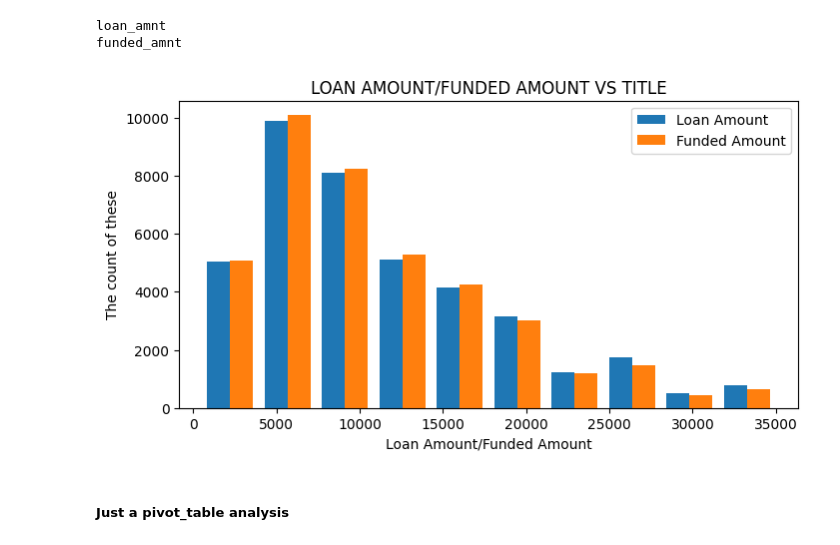
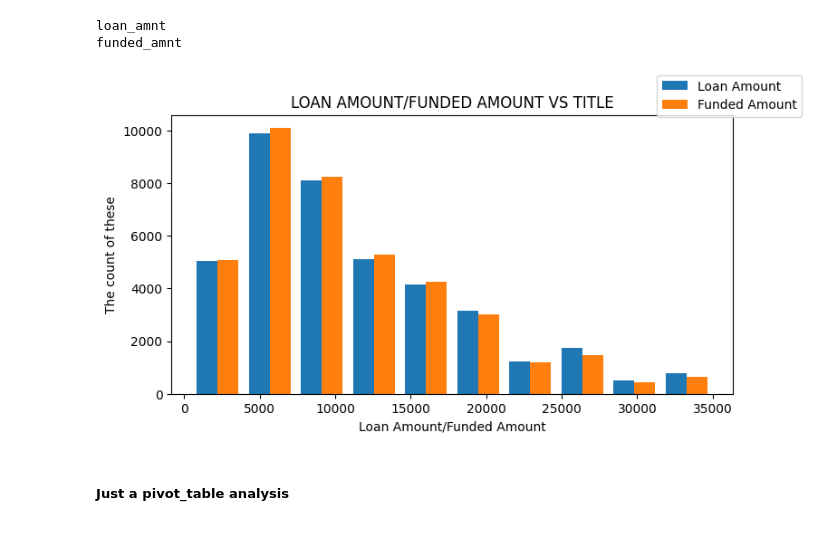
Before and after one commit to richwej/eda_projects, a Jupyter notebook: EDA - Lending Club.ipynb, the cells around one changed output. Saved outputs shown, nothing was run; the diff lists cells and outputs as text; code cells hidden in the pictures.

Commit message:
changed from plt.show() to fig.show()

```diff
--- a/EDA - Lending Club.ipynb
+++ b/EDA - Lending Club.ipynb
@@ -366,13 +366,13 @@ funded_amnt
 # %%
 fig = plt.figure(figsize = (8,4))
 plt.hist(x = [loan_dataset_cp.loan_amnt, loan_dataset_cp.funded_amnt], label = ['Loan Amount', 'Funded Amount'])
 plt.xlabel("Loan Amount/Funded Amount")
 plt.ylabel("The count of these")
 plt.title("LOAN AMOUNT/FUNDED AMOUNT VS TITLE")
-plt.legend()
-plt.show()
+fig.legend()
+fig.show()
 # %% [output]
-[figure, old version]
+[figure, new version]
 # %% [markdown]
 ##### Just a pivot_table analysis
 # %%
```
Also changed, not shown: parts of 10 cells of this notebook.
